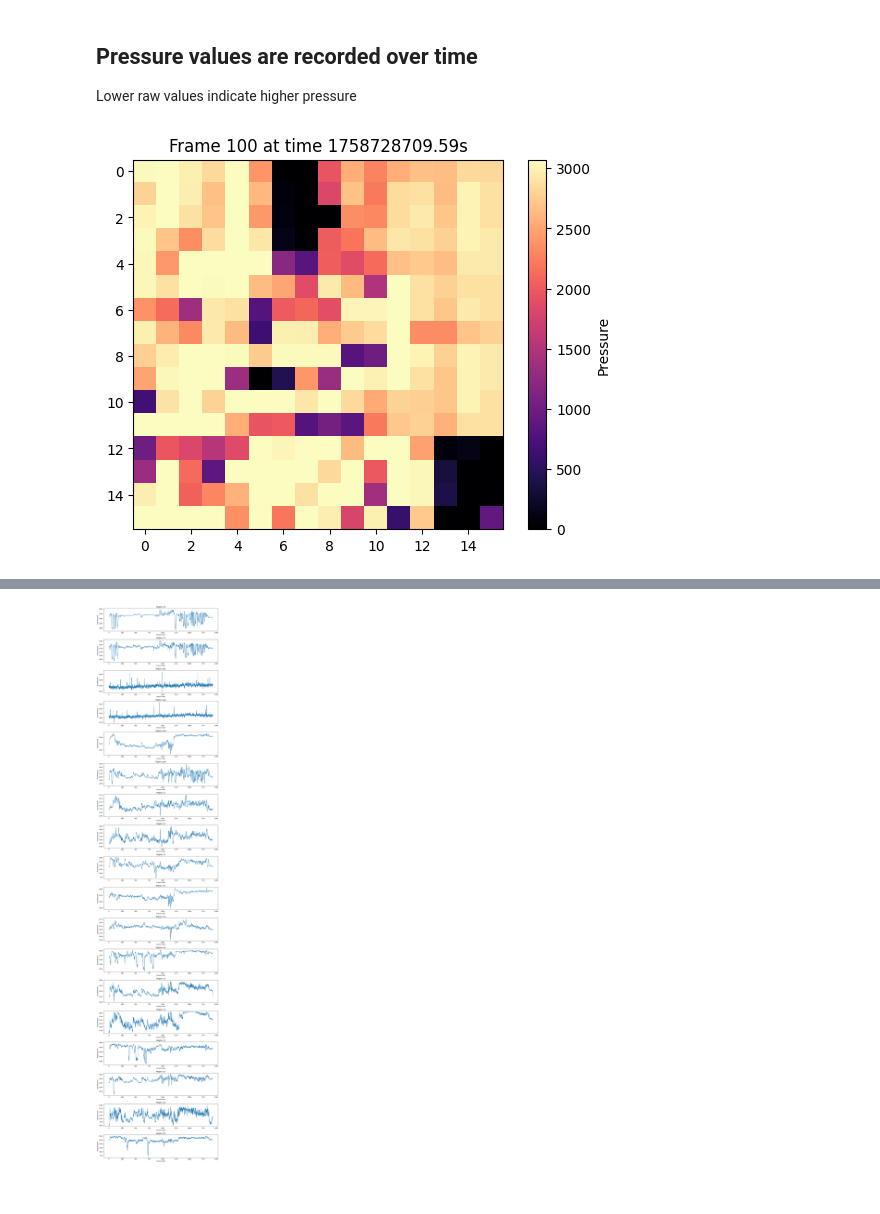
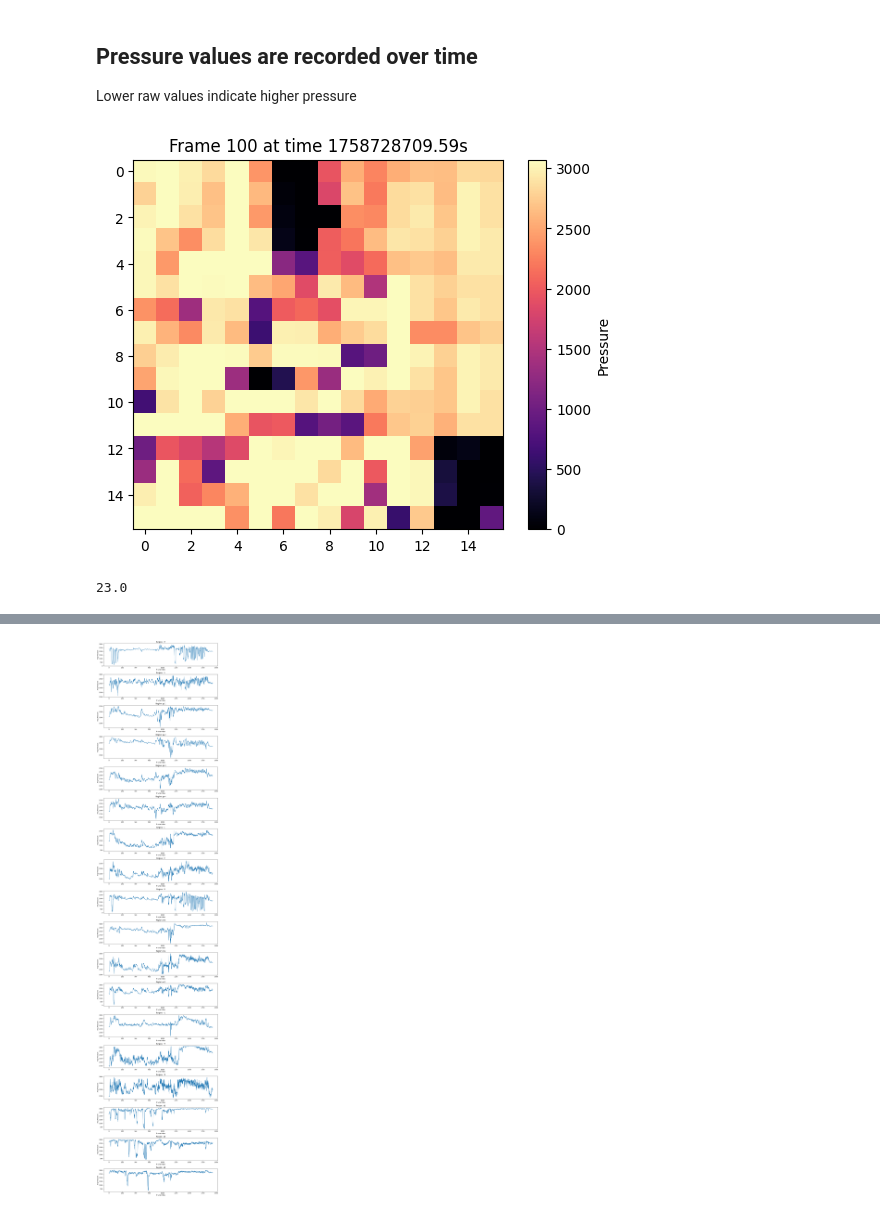
Before and after one commit to devinmur29/WiReSensBackend, a Jupyter notebook: exampleAnalyze.ipynb, the cells around one changed output, grey strips where cells are left out. Cells and saved outputs as stored; diff of their text form; code cells hidden in the pictures.

Commit message:
update regions

```diff
--- a/exampleAnalyze.ipynb
+++ b/exampleAnalyze.ipynb
@@ -21,6 +21,7 @@ Frame rate: 29.3270530890344 Hz
 
 Lower raw values indicate higher pressure
 # %%
+import numpy as np
 def plot_frame(frame_idx):
     import matplotlib.pyplot as plt
     plt.imshow(pressure[frame_idx], cmap='magma', interpolation='nearest')
@@ -28,8 +29,10 @@ def plot_frame(frame_idx):
     plt.title(f'Frame {frame_idx} at time {ts[frame_idx]:.2f}s')
     plt.show()
 plot_frame(100)
+print(np.mean(pressure[100,0:3,6:8]))
 # %% [output]
 [figure]
+23.0
 # %% [markdown]
 ## Region-specific data
 
@@ -70,32 +73,32 @@ right_hand_regions = {
 
 left_hand_region = flip_slices(right_hand_regions, (16, 16))
 
 # Plot the average pressure in each region over time
 def plot_region_averages(pressure, left_hand=True):
     import matplotlib.pyplot as plt
     import numpy as np
 
     if left_hand:
         regions = left_hand_region
     else:
         regions = right_hand_regions
 
     num_regions = len(regions)
     plt.figure(figsize=(12, num_regions * 3))  # Adjust size for many plots
 
-    for i, (name, (rows, cols)) in enumerate(regions.items(), start=1):
+    for i, (name, (cols, rows)) in enumerate(regions.items(), start=1):
         region_data = pressure[:, rows, cols]
         avg_pressure = np.mean(region_data, axis=(1, 2))
 
         plt.subplot(num_regions, 1, i)  # Each region gets its own subplot
         plt.plot(avg_pressure)
         plt.xlabel('Frame Index')
         plt.ylabel('Avg Pressure')
         plt.title(f'Region: {name}')
         plt.tight_layout()
 
     plt.show()
 
 plot_region_averages(pressure, left_hand=False)
 # %% [output]
-[figure, old version]
+[figure, new version]
```
